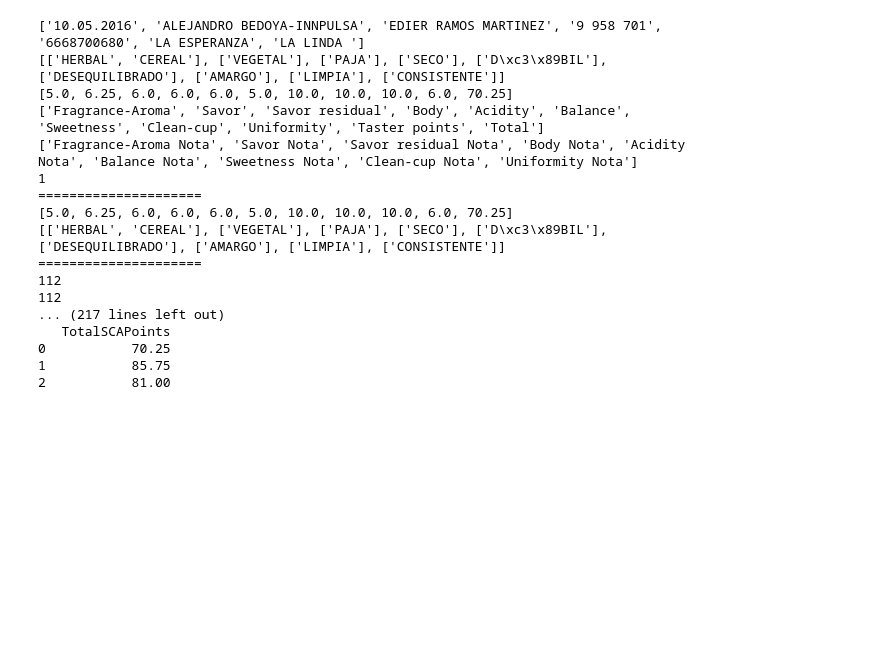
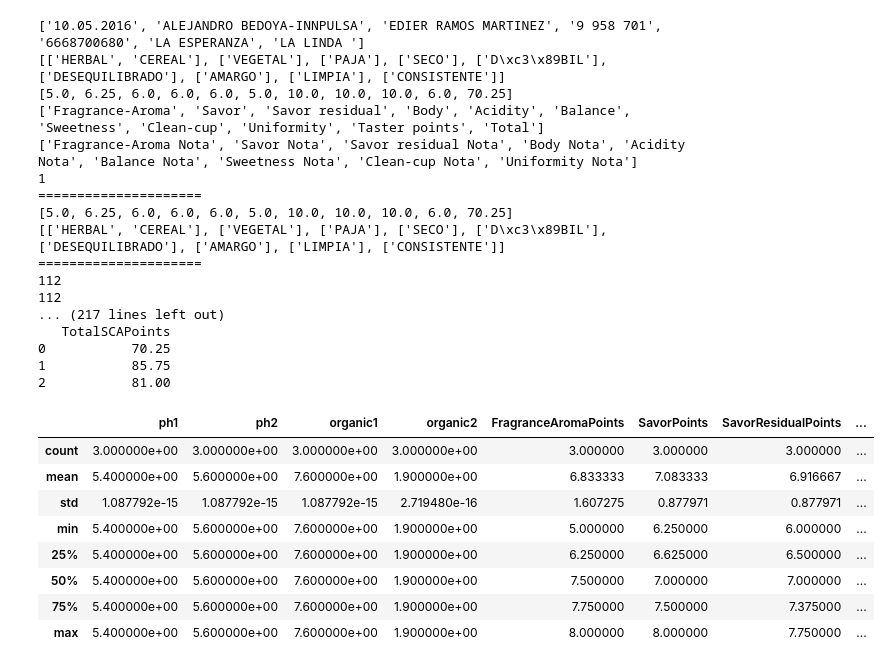
Before and after one commit to ThibaultSchowing/Bachelor_Thesis_2017_Sources, a Jupyter notebook: Notebook/DRAFT-Dataframe.ipynb, the cells around one changed output. Cells and saved outputs as stored; diff of their text form; code cells hidden in the pictures; blank space fills up the shorter version.

```diff
--- a/Notebook/DRAFT-Dataframe.ipynb
+++ b/Notebook/DRAFT-Dataframe.ipynb
@@ -97,3 +95,15 @@ df.des
 0           70.25
 1           85.75
 2           81.00
+# %%
+df.describe()
+# %% [output]
+|  | ph1 | ph2 | organic1 | organic2 | FragranceAromaPoints | SavorPoints | SavorResidualPoints | ... |
+| count | 3.000000e+00 | 3.000000e+00 | 3.000000e+00 | 3.000000e+00 | 3.000000 | 3.000000 | 3.000000 | ... |
+| mean | 5.400000e+00 | 5.600000e+00 | 7.600000e+00 | 1.900000e+00 | 6.833333 | 7.083333 | 6.916667 | ... |
+| std | 1.087792e-15 | 1.087792e-15 | 1.087792e-15 | 2.719480e-16 | 1.607275 | 0.877971 | 0.877971 | ... |
+| min | 5.400000e+00 | 5.600000e+00 | 7.600000e+00 | 1.900000e+00 | 5.000000 | 6.250000 | 6.000000 | ... |
+| 25% | 5.400000e+00 | 5.600000e+00 | 7.600000e+00 | 1.900000e+00 | 6.250000 | 6.625000 | 6.500000 | ... |
+| 50% | 5.400000e+00 | 5.600000e+00 | 7.600000e+00 | 1.900000e+00 | 7.500000 | 7.000000 | 7.000000 | ... |
+| 75% | 5.400000e+00 | 5.600000e+00 | 7.600000e+00 | 1.900000e+00 | 7.750000 | 7.500000 | 7.375000 | ... |
+| max | 5.400000e+00 | 5.600000e+00 | 7.600000e+00 | 1.900000e+00 | 8.000000 | 8.000000 | 7.750000 | ... |
```
Also changed, not shown: parts of 3 cells of this notebook.
